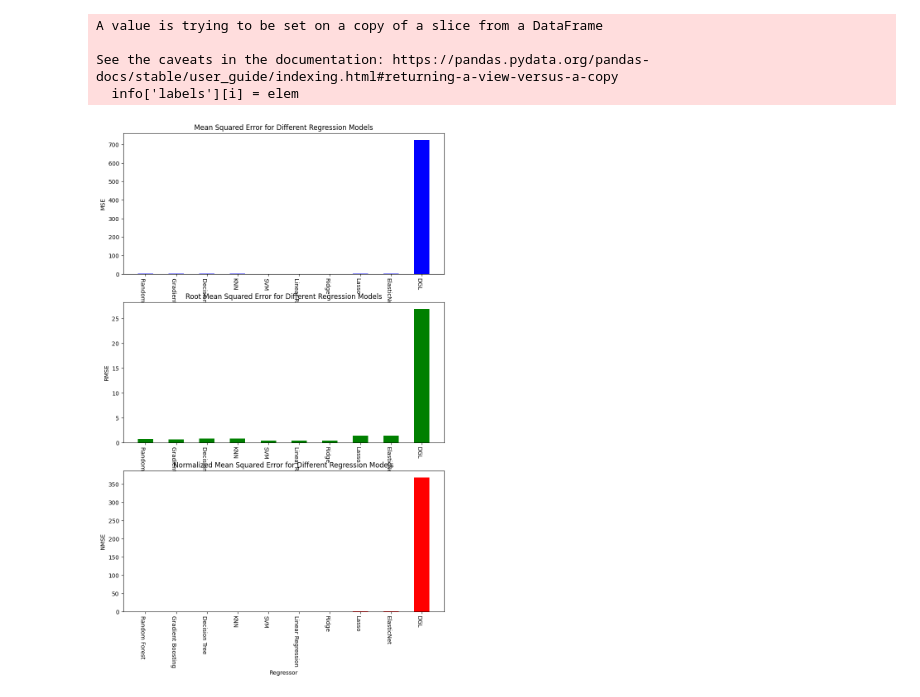
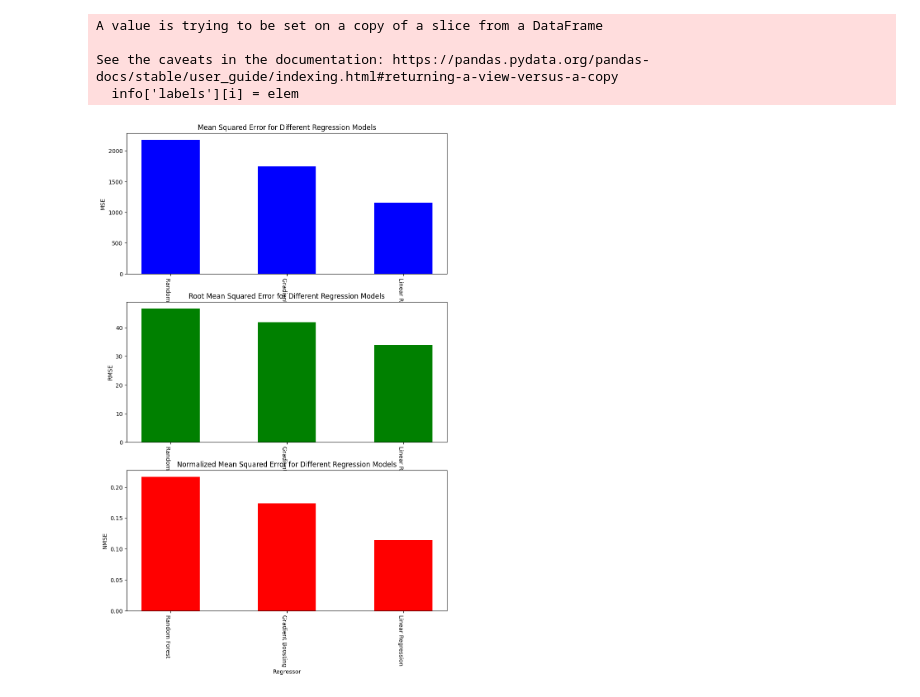
Before and after one commit to gmpal/apartments_energy, a Jupyter notebook: regression.ipynb, the cells around one changed output. Drawn from its saved outputs; the diff is of its cells as text; code cells hidden in the pictures.

Commit message:
regression minor change

```diff
--- a/regression.ipynb
+++ b/regression.ipynb
@@ -71,7 +90,8 @@ See the caveats in the documentation: https://pandas.pydata.org/pandas-docs/stab
   info['labels'][i] = elem
 # %%
 # Define the list of regressors to test
-regressors = [    RandomForestRegressor(n_estimators=100, max_depth=10, random_state=0),    GradientBoostingRegressor(),    DecisionTreeRegressor(),    KNeighborsRegressor(),    SVR(),    LinearRegression(),    Ridge(),    Lasso(),    ElasticNet()]
+# regressors = [    RandomForestRegressor(n_estimators=100, max_depth=10, random_state=0),    GradientBoostingRegressor(),    DecisionTreeRegressor(),    KNeighborsRegressor(),    SVR(),    LinearRegression(),    Ridge(),    Lasso(),    ElasticNet()]
+regressors = [    RandomForestRegressor(n_estimators=100, max_depth=10, random_state=0),    GradientBoostingRegressor(),    LinearRegression()]
 
 # Initialize lists to store scores
 mse_scores = []
@@ -98,46 +118,47 @@ for regressor in regressors:
     rmse_scores.append(rmse)
     nmse_scores.append(nmse)
 
-# DGLRegressor()
-mse = mean_squared_error(dgl_actual, dgl_predicted)
-rmse = np.sqrt(mse)
-naive_pred = np.mean(train_set[output_col])
-naive_mse = np.mean((naive_pred - test_set[output_col])**2)
-nmse = mse / naive_mse
+# # DGLRegressor()
+# mse = mean_squared_error(dgl_actual, dgl_predicted)
+# rmse = np.sqrt(mse)
+# naive_pred = np.mean(train_set[output_col])
+# naive_mse = np.mean((naive_pred - test_set[output_col])**2)
+# nmse = mse / naive_mse
 
-# Add scores to lists
-mse_scores.append(mse)
-rmse_scores.append(rmse)
-nmse_scores.append(nmse)
+# # Add scores to lists
+# mse_scores.append(mse)
+# rmse_scores.append(rmse)
+# nmse_scores.append(nmse)
 
 # Plot bar charts of scores
 fig, axs = plt.subplots(nrows=3, figsize=(10, 15))
 
-x_labels = ['Random Forest', 'Gradient Boosting', 'Decision Tree', 'KNN', 'SVM', 'Linear Regression', 'Ridge', 'Lasso', 'ElasticNet', 'DGL']
+# x_labels = ['Random Forest', 'Gradient Boosting', 'Decision Tree', 'KNN', 'SVM', 'Linear Regression', 'Ridge', 'Lasso', 'ElasticNet', 'DGL']
+x_labels = ['Random Forest', 'Gradient Boosting', 'Linear Regression']
 x_pos = np.arange(len(x_labels))
 bar_width = 0.5
 
 axs[0].bar(x_pos, mse_scores, bar_width, color='blue')
 axs[0].set_xticks(x_pos)
 axs[0].set_xticklabels(x_labels, rotation=-90, ha='right')
 axs[0].set_xlabel('Regressor')
 axs[0].set_ylabel('MSE')
 axs[0].set_title('Mean Squared Error for Different Regression Models')
 
 axs[1].bar(x_pos, rmse_scores, bar_width, color='green')
 axs[1].set_xticks(x_pos)
 axs[1].set_xticklabels(x_labels, rotation=-90, ha='right')
 axs[1].set_xlabel('Regressor')
 axs[1].set_ylabel('RMSE')
 axs[1].set_title('Root Mean Squared Error for Different Regression Models')
 
 axs[2].bar(x_pos, nmse_scores, bar_width, color='red')
 axs[2].set_xticks(x_pos)
 axs[2].set_xticklabels(x_labels, rotation=-90, ha='right')
 axs[2].set_xlabel('Regressor')
 axs[2].set_ylabel('NMSE')
 axs[2].set_title('Normalized Mean Squared Error for Different Regression Models')
 
 plt.show()
 # %% [output]
-[figure, old version]
+[figure, new version]
```
Also changed, not shown: parts of 4 cells of this notebook.
